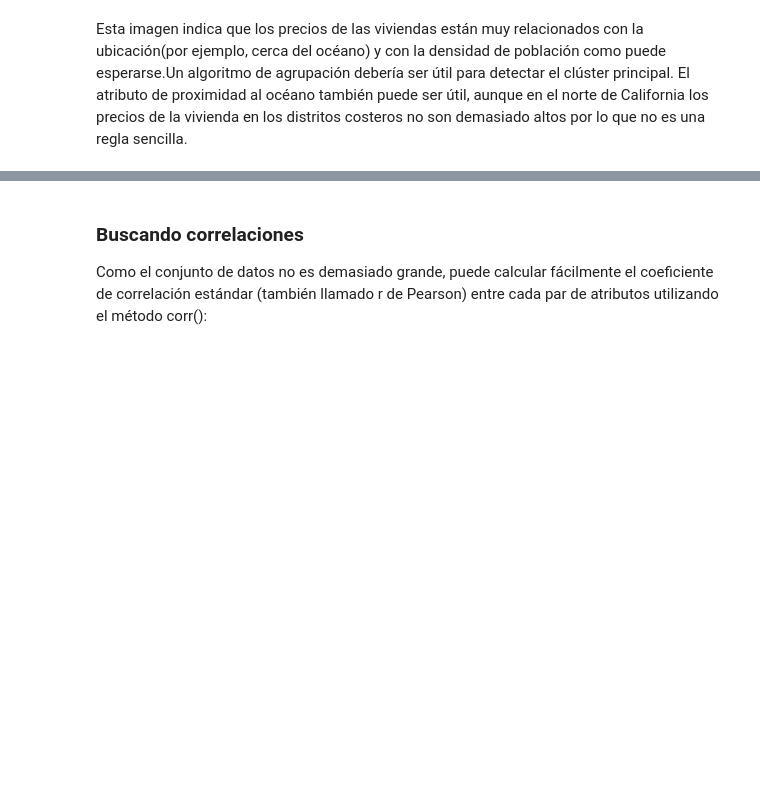
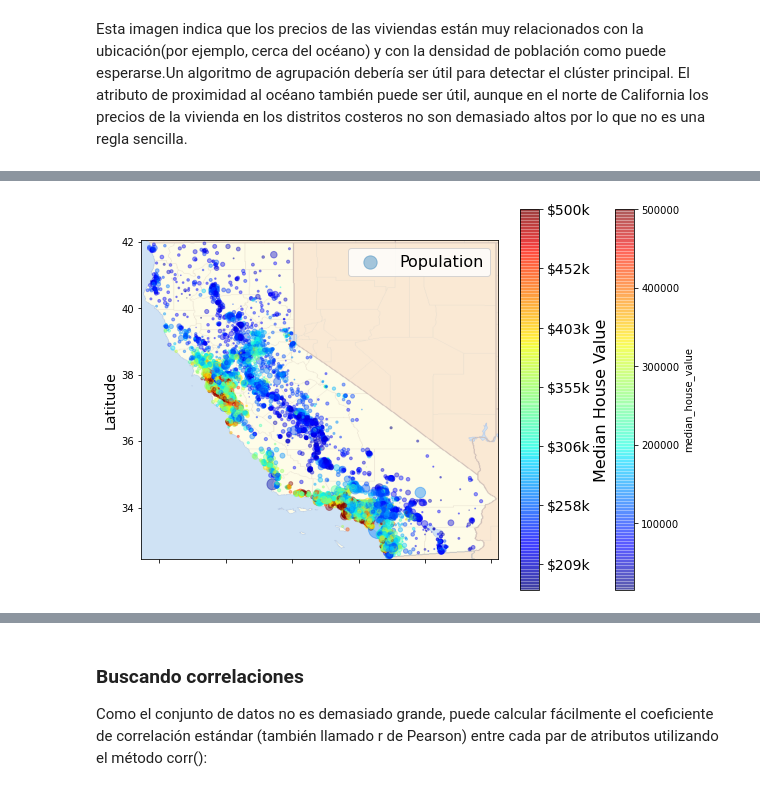
Before and after one commit to soren-hub/Neural_networks_material, a Jupyter notebook: HAND_ON_ML/cap2.ipynb, the cells around one changed output, grey strips where cells are left out. Cells and saved outputs as stored; diff of their text form; code cells hidden in the pictures; blank space fills up the shorter version.

```diff
--- a/HAND_ON_ML/cap2.ipynb
+++ b/HAND_ON_ML/cap2.ipynb
@@ -405,2 +435,11 @@ plt.legend()
 # %% [markdown]
 Esta imagen indica que los precios de las viviendas están muy relacionados con la ubicación(por ejemplo, cerca del océano) y con la densidad de población como puede esperarse.Un algoritmo de agrupación debería ser útil para detectar el clúster principal. El atributo de proximidad al océano también puede ser útil, aunque en el norte de California los precios de la vivienda en los distritos costeros no son demasiado altos por lo que no es una regla sencilla.
+# %%
+# Download the California image
+images_path = os.path.join(".", "images", "end_to_end_project")
+os.makedirs(images_path, exist_ok=True)
+DOWNLOAD_ROOT = "https://raw.githubusercontent.com/ageron/handson-ml2/master/"
+filename = "california.png"
+print("Downloading", filename)
+url = DOWNLOAD_ROOT + "images/end_to_end_project/" + filename
+urllib.request.urlretrieve(url, os.path.join(images_path, filename))
@@ -406,0 +452,27 @@ Esta imagen indica que los precios de las viviendas están muy relacionados con
+# %%
+
+import matplotlib.image as mpimg
+california_img=mpimg.imread(os.path.join(images_path, filename))
+ax = housing.plot(kind="scatter", x="longitude", y="latitude", figsize=(10,7),
+                  s=housing['population']/100, label="Population",
+                  c="median_house_value", cmap=plt.get_cmap("jet"),
+                  colorbar=True, alpha=0.4)
+
+plt.imshow(california_img, extent=[-124.55, -113.80, 32.45, 42.05], alpha=0.5,
+                                           cmap=plt.get_cmap("jet"))
+#las coordenadas se obtubieron con el metodo max y min  en los datos housing
+plt.ylabel("Latitude", fontsize=14)
+plt.xlabel("Longitude", fontsize=14)
+
+prices = housing["median_house_value"]
+tick_values = np.linspace(prices.min(), prices.max(), 11)
+cbar = plt.colorbar(ticks=tick_values/prices.max())
+cbar.ax.set_yticklabels(["$%dk"%(round(v/1000)) for v in tick_values], fontsize=14)# str de escala de precios
+#no entiendo por que son si ticks y set_yticklabels tambien son 11 valores solo se imprimen 7
+#
+cbar.set_label('Median House Value', fontsize=16)#str nombre
+
+plt.legend(fontsize=16)
+plt.show()
+# %% [output]
+[figure, added]
```
Also changed, not shown: parts of 38 cells of this notebook, 18 other files.
